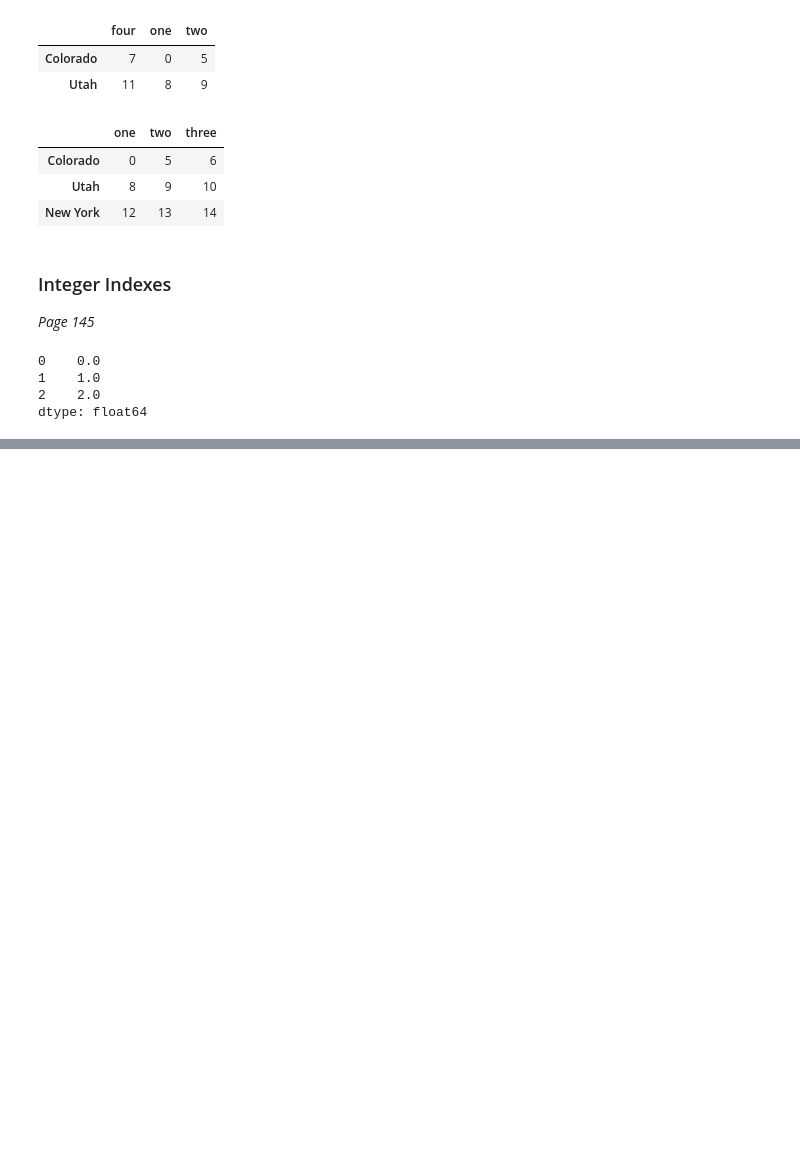
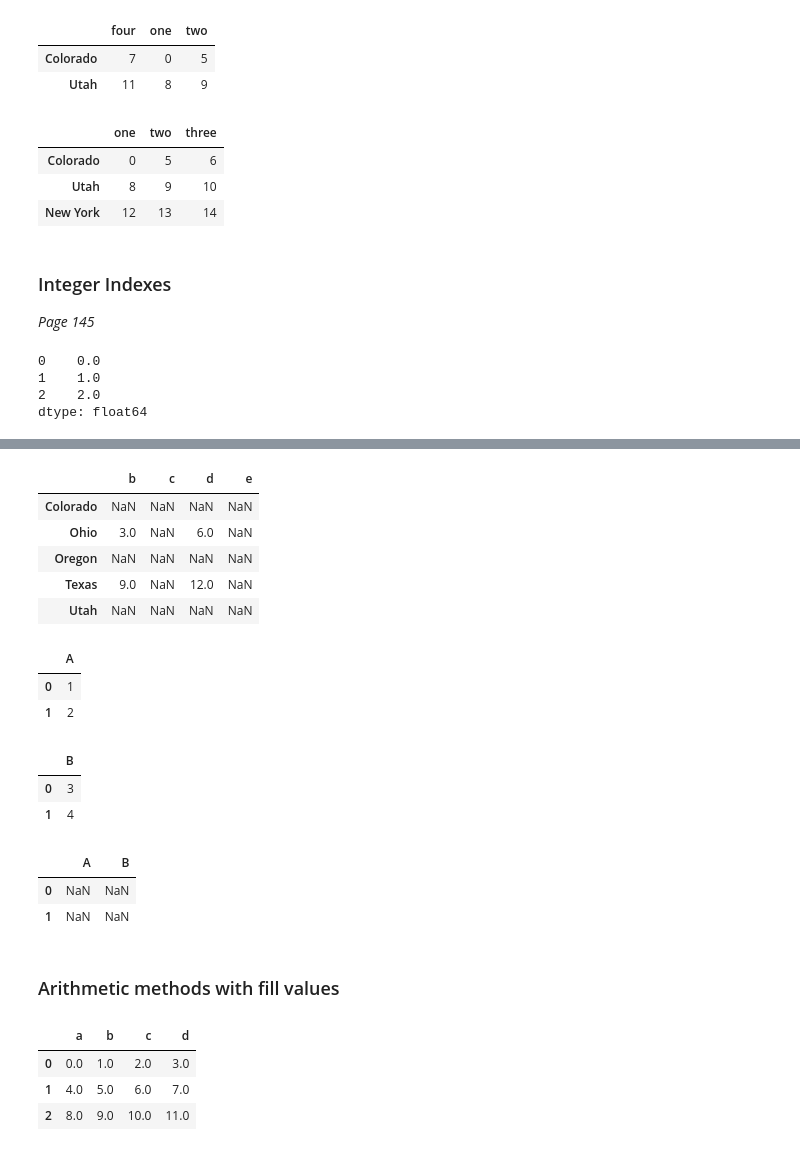
Before and after one commit to shivan-s/PythonForDataAnalysis, a Jupyter notebook: PythonForDataAnalysis_Ch5.ipynb, the cells around one changed output, grey strips where cells are left out. Cells and saved outputs as stored; diff of their text form; code cells hidden in the pictures; blank space fills up the shorter version.

```diff
--- a/PythonForDataAnalysis_Ch5.ipynb
+++ b/PythonForDataAnalysis_Ch5.ipynb
@@ -788,0 +864,6 @@ dtype: float64
+# %%
+df1 = pd.DataFrame(np.arange(9.).reshape((3, 3)), columns=list('bcd'),
+                  index=['Ohio', 'Texas', 'Colorado'])
+# %%
+df2 = pd.DataFrame(np.arange(12.).reshape((4, 3)), columns=list('bde'),
+                  index=['Utah', 'Ohio', 'Texas', 'Oregon'])
@@ -788,0 +885,31 @@ dtype: float64
+# %%
+df1 + df2
+# %% [output]
+|  | b | c | d | e |
+| Colorado | NaN | NaN | NaN | NaN |
+| Ohio | 3.0 | NaN | 6.0 | NaN |
+| Oregon | NaN | NaN | NaN | NaN |
+| Texas | 9.0 | NaN | 12.0 | NaN |
+| Utah | NaN | NaN | NaN | NaN |
+# %%
+df1 = pd.DataFrame({'A': [1, 2]})
+df2 = pd.DataFrame({'B': [3, 4]})
+df1
+# %% [output]
+|  | A |
+| 0 | 1 |
+| 1 | 2 |
+# %%
+df2
+# %% [output]
+|  | B |
+| 0 | 3 |
+| 1 | 4 |
+# %%
+df1 + df2
+# %% [output]
+|  | A | B |
+| 0 | NaN | NaN |
+| 1 | NaN | NaN |
+# %% [markdown]
+### Arithmetic methods with fill values
@@ -788,0 +921,7 @@ dtype: float64
+# %%
+df1
+# %% [output]
+|  | a | b | c | d |
+| 0 | 0.0 | 1.0 | 2.0 | 3.0 |
+| 1 | 4.0 | 5.0 | 6.0 | 7.0 |
+| 2 | 8.0 | 9.0 | 10.0 | 11.0 |
```
Also changed, not shown: parts of 37 cells of this notebook.
